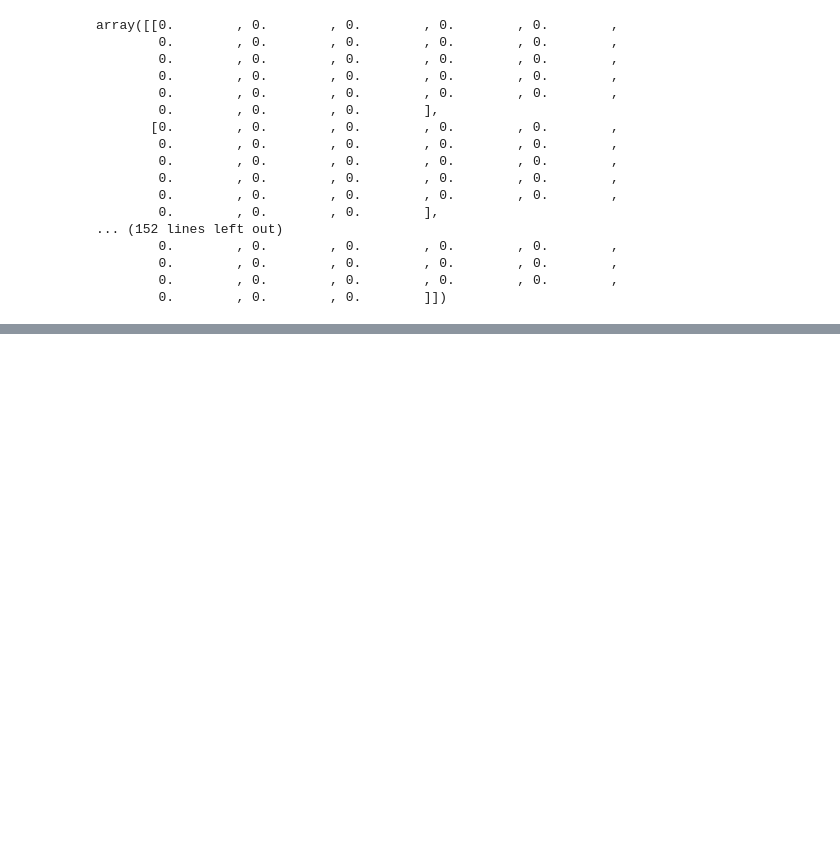
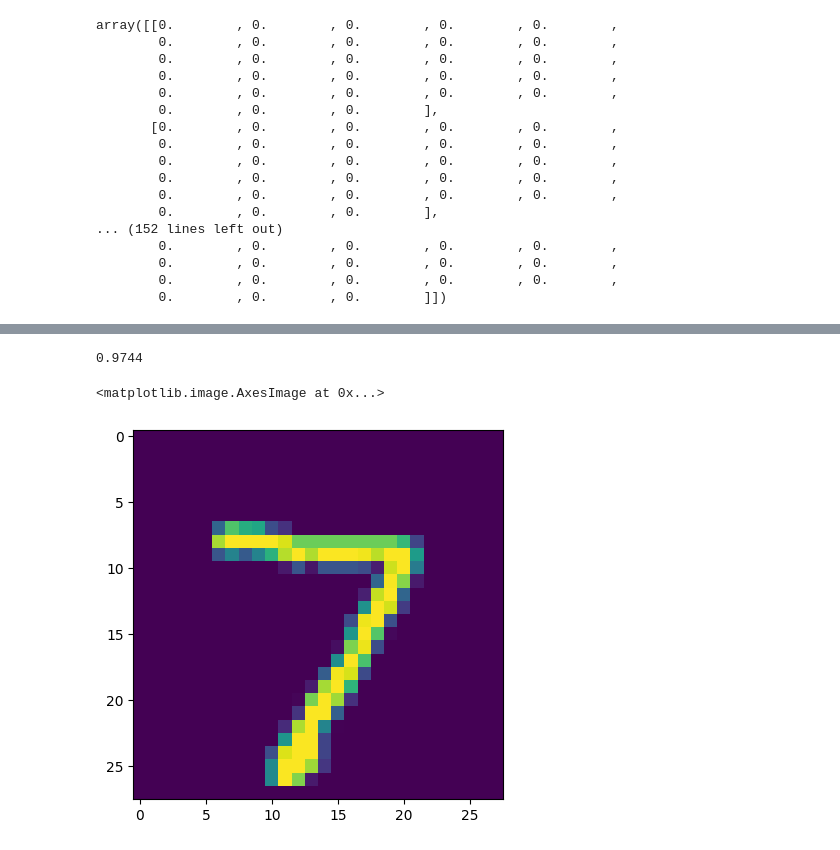
Before and after one commit to Ravravan/DL, a Jupyter notebook: mnist_classification.ipynb, the cells around one changed output, grey strips where cells are left out. Saved outputs shown, nothing was run; the diff lists cells and outputs as text; code cells hidden in the pictures; blank space fills up the shorter version.

```diff
--- a/mnist_classification.ipynb
+++ b/mnist_classification.ipynb
@@ -78,0 +159,10 @@ array([[0.        , 0.        , 0.        , 0.        , 0.        ,
+# %%
+from sklearn.metrics import accuracy_score
+accuracy_score(y_test, y_pred)
+# %% [output]
+0.9744
+# %%
+plt.imshow(x_test[0])
+# %% [output]
+<matplotlib.image.AxesImage at 0x...>
+[figure, added]
```
Also changed, not shown: parts of 11 cells of this notebook.
